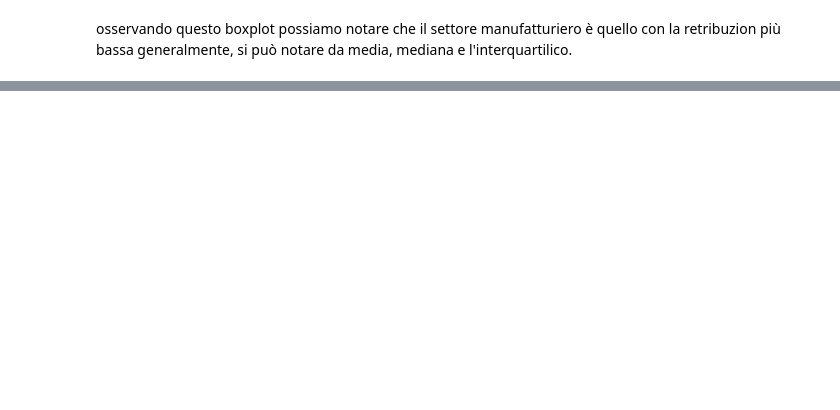
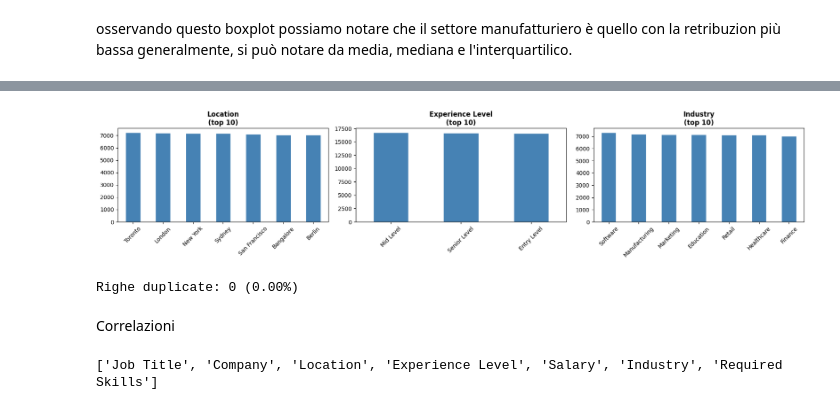
Before and after one commit to anna8987/jobrec, a Jupyter notebook: progettoJobrec.ipynb, the cells around one changed output, grey strips where cells are left out. Cells and saved outputs as stored; diff of their text form; code cells hidden in the pictures; blank space fills up the shorter version.

```diff
--- a/progettoJobrec.ipynb
+++ b/progettoJobrec.ipynb
@@ -228,0 +228,34 @@ Colonne numeriche: ['Salary']
+# %%
+# Bar chart top-10 valori per colonne con cardinalità bassa-media (≤ 50 valori unici)
+low_card = [c for c in cat_cols if df[c].nunique() <= 50]
+
+if low_card:
+    n = len(low_card)
+    fig, axes = plt.subplots(1, n, figsize=(6 * n, 4))
+    if n == 1:
+        axes = [axes]
+
+    for ax, col in zip(axes, low_card):
+        counts = df[col].value_counts().head(10)
+        counts.plot(kind='bar', ax=ax, color='steelblue', edgecolor='white')
+        ax.set_title(f'{col}\n(top 10)', fontweight='bold')
+        ax.set_xlabel('')
+        ax.tick_params(axis='x', rotation=45)
+
+    plt.tight_layout()
+    plt.show()
+else:
+    print('Tutte le colonne categoriche hanno alta cardinalità (> 50 valori).')
+# %% [output]
+[figure, added]
+# %%
+n_dup = df.duplicated().sum()
+print(f'Righe duplicate: {n_dup} ({n_dup / len(df) * 100:.2f}%)')
+# %% [output]
+Righe duplicate: 0 (0.00%)
+# %% [markdown]
+Correlazioni
+# %%
+print(df.columns.tolist())
+# %% [output]
+['Job Title', 'Company', 'Location', 'Experience Level', 'Salary', 'Industry', 'Required Skills']
```
Also changed, not shown: parts of 13 cells of this notebook.
